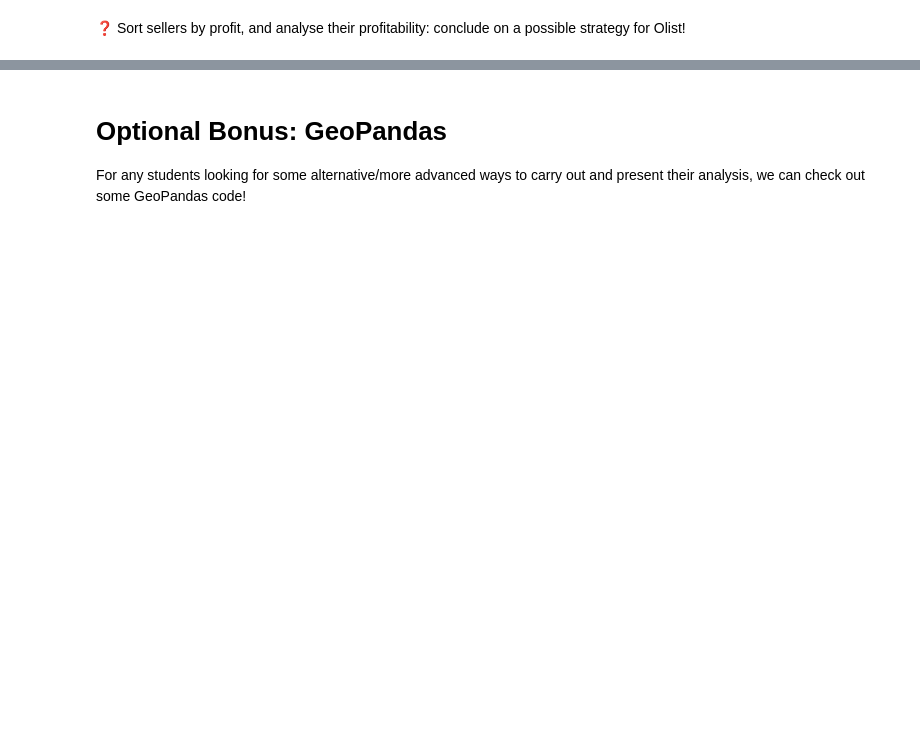
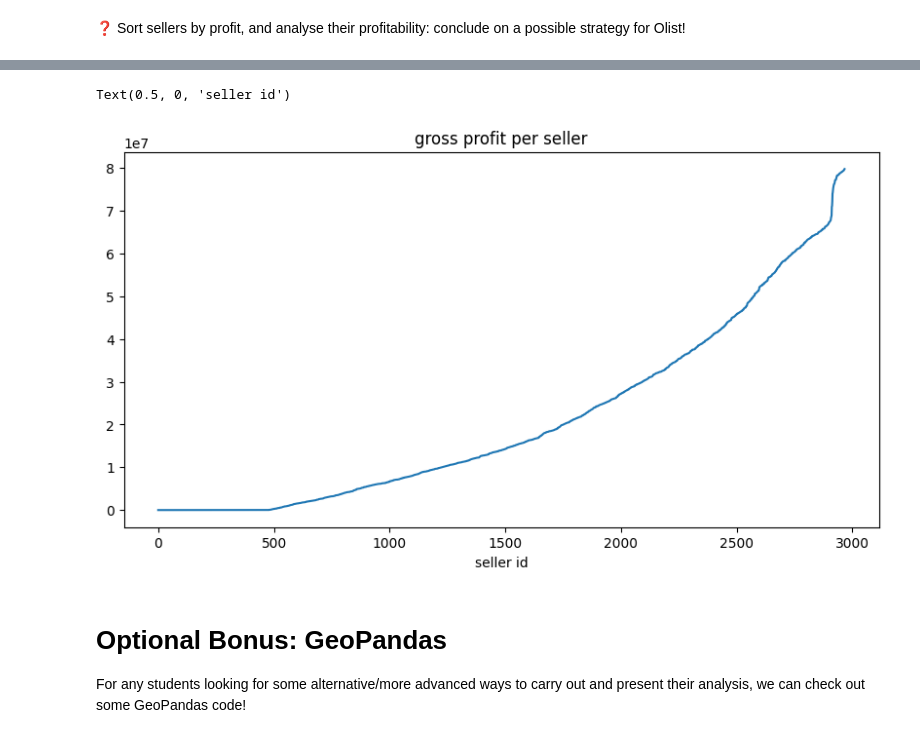
Before and after one commit to francoisgirard51/data-olist_pnl_analysis, a Jupyter notebook: seller_pnl_recap.ipynb, the cells around one changed output, grey strips where cells are left out. Saved outputs shown, nothing was run; the diff lists cells and outputs as text; code cells hidden in the pictures; blank space fills up the shorter version.

Commit message:
seller pnl recap

```diff
--- a/seller_pnl_recap.ipynb
+++ b/seller_pnl_recap.ipynb
@@ -48,0 +54,4 @@ Re-use as much of what has already been coded in `seller.py` as possible
+# %%
+from olist.seller_updated import Seller
+seller = Seller()
+sellers = seller.get_training_data()
@@ -53,3 +95,14 @@ Re-use as much of what has already been coded in `seller.py` as possible
+# %%
+sorted_sellers = sellers.sort_values(by='profits')[['profits', 'n_orders', 'revenues']].reset_index()
+sorted_sellers.head()
+
+plt.figure(figsize=(10,5))
+sorted_sellers.profits.plot()
+plt.title('gross profit per seller')
+plt.xlabel('seller id')
+# %% [output]
+Text(0.5, 0, 'seller id')
+[figure, added]
 # %% [markdown]
 # Optional Bonus: GeoPandas
 
```
Also changed, not shown: parts of 32 cells of this notebook.
